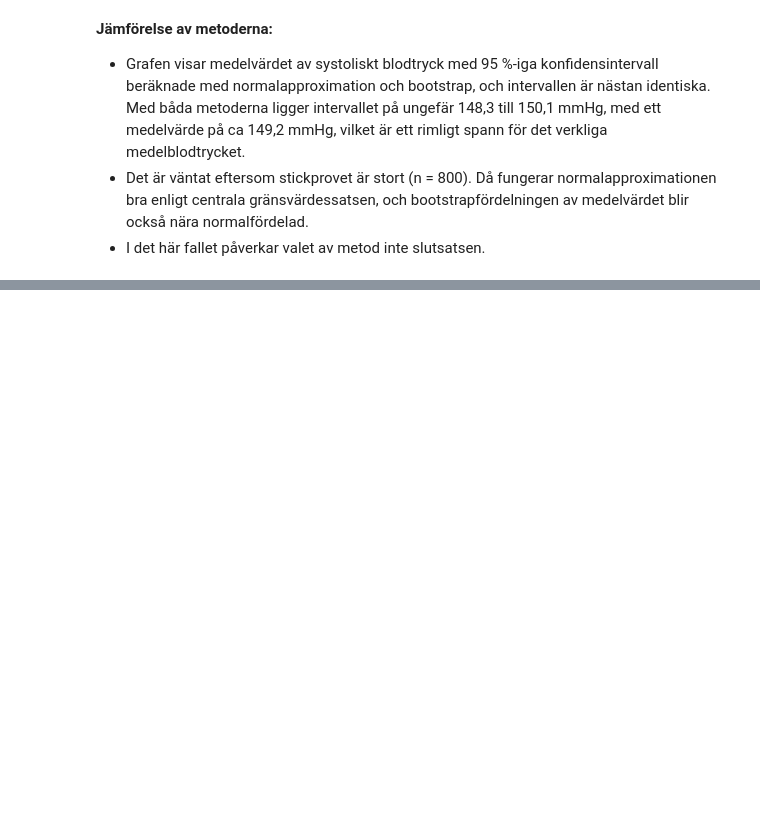
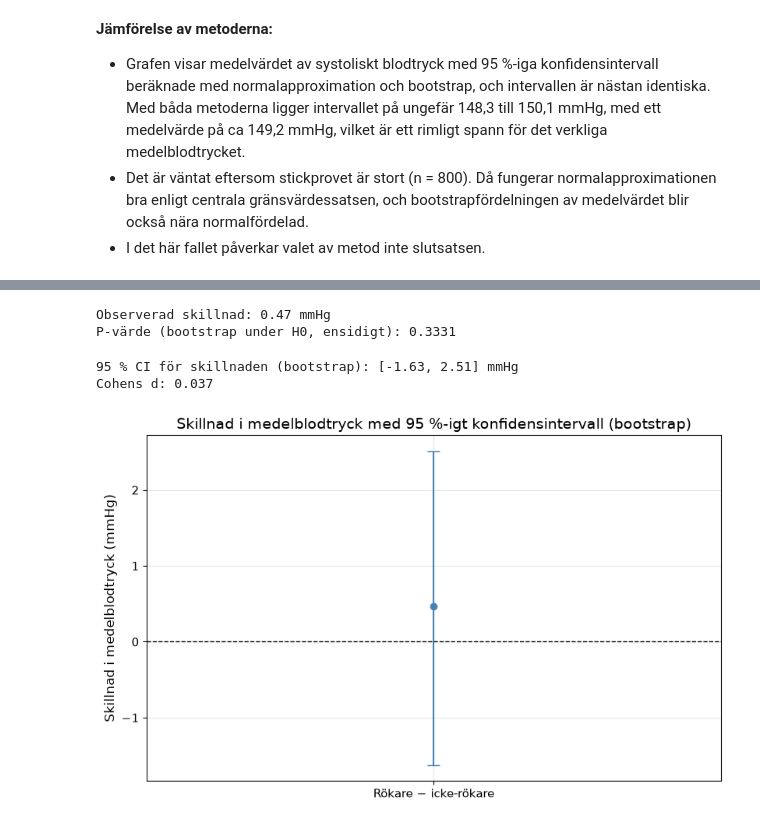
Before and after one commit to natasa-s/halsostudie, a Jupyter notebook: report.ipynb, the cells around one changed output, grey strips where cells are left out. Drawn from its saved outputs; the diff is of its cells as text; code cells hidden in the pictures; blank space fills up the shorter version.

Commit message:
Add hypothesis tests

```diff
--- a/report.ipynb
+++ b/report.ipynb
@@ -372,0 +386,9 @@ plt.show()
+# %%
+group_stats = df.groupby("smoker")["systolic_bp"].agg(["count", "mean", "median", "std", "min", "max"])
+display(group_stats.round(2))
+
+smoker_bp = df.loc[df["smoker"] == "Yes", "systolic_bp"].to_numpy()
+nonsmoker_bp = df.loc[df["smoker"] == "No", "systolic_bp"].to_numpy()
+
+obs_diff = smoker_bp.mean() - nonsmoker_bp.mean()
+print(f"Observerad skillnad (rökare - icke-rökare): {obs_diff:.2f} mmHg")
@@ -372,0 +432,65 @@ plt.show()
+# %%
+# Bootstrap centrerad till nollskillnad
+
+def null_shifted_bootstrap_p(group_a, group_b, n_boot=10_000):
+    """One-sided null-shifted bootstrap test of H1: mean(group_a) > mean(group_b).
+
+    Both groups are shifted to the pooled mean so that H0 is true, then resampled
+    with replacement. Returns the p-value and the simulated differences.
+    """
+    observed = group_a.mean() - group_b.mean()
+    grand_mean = np.concatenate([group_a, group_b]).mean()
+
+    a0 = group_a - group_a.mean() + grand_mean
+    b0 = group_b - group_b.mean() + grand_mean
+
+    boot_diffs = np.empty(n_boot)
+    for i in range(n_boot):
+        a_star = np.random.choice(a0, size=len(a0), replace=True)
+        b_star = np.random.choice(b0, size=len(b0), replace=True)
+        boot_diffs[i] = a_star.mean() - b_star.mean()
+
+    return np.mean(boot_diffs >= observed), boot_diffs
+
+
+np.random.seed(42)
+p_boot_null, boot_null_diffs = null_shifted_bootstrap_p(smoker_bp, nonsmoker_bp)
+
+print(f"Observerad skillnad: {obs_diff:.2f} mmHg")
+print(f"P-värde (bootstrap under H0, ensidigt): {p_boot_null:.4f}")
+# %% [output]
+Observerad skillnad: 0.47 mmHg
+P-värde (bootstrap under H0, ensidigt): 0.3331
+# %%
+# Konfidensintervall för skillnaden med vanlig bootstrap
+np.random.seed(42)
+n_boot = 10_000
+boot_diffs = np.empty(n_boot)
+for i in range(n_boot):
+    smoker_star = np.random.choice(smoker_bp, size=n_smoker, replace=True)
+    nonsmoker_star = np.random.choice(nonsmoker_bp, size=n_nonsmoker, replace=True)
+    boot_diffs[i] = smoker_star.mean() - nonsmoker_star.mean()
+
+ci_low, ci_high = np.percentile(boot_diffs, [2.5, 97.5])
+print(f"95 % CI för skillnaden (bootstrap): [{ci_low:.2f}, {ci_high:.2f}] mmHg")
+
+# Cohen's d
+pooled_std = np.sqrt(((n_smoker - 1) * var_smoker + (n_nonsmoker - 1) * var_nonsmoker)
+                     / (n_smoker + n_nonsmoker - 2))
+cohens_d = obs_diff / pooled_std
+print(f"Cohens d: {cohens_d:.3f}")
+# %% [output]
+95 % CI för skillnaden (bootstrap): [-1.63, 2.51] mmHg
+Cohens d: 0.037
+# %%
+fig, ax = plt.subplots()
+ax.errorbar([0], [obs_diff], yerr=[[obs_diff - ci_low], [ci_high - obs_diff]],
+            fmt="o", capsize=6)
+ax.axhline(0, color="black", linestyle="--", linewidth=1)
+ax.set_xticks([0])
+ax.set_xticklabels(["Rökare − icke-rökare"])
+ax.set_ylabel("Skillnad i medelblodtryck (mmHg)")
+ax.set_title("Skillnad i medelblodtryck med 95 %-igt konfidensintervall (bootstrap)")
+plt.show()
+# %% [output]
+[figure, added]
```
Also changed, not shown: parts of 5 cells of this notebook.
